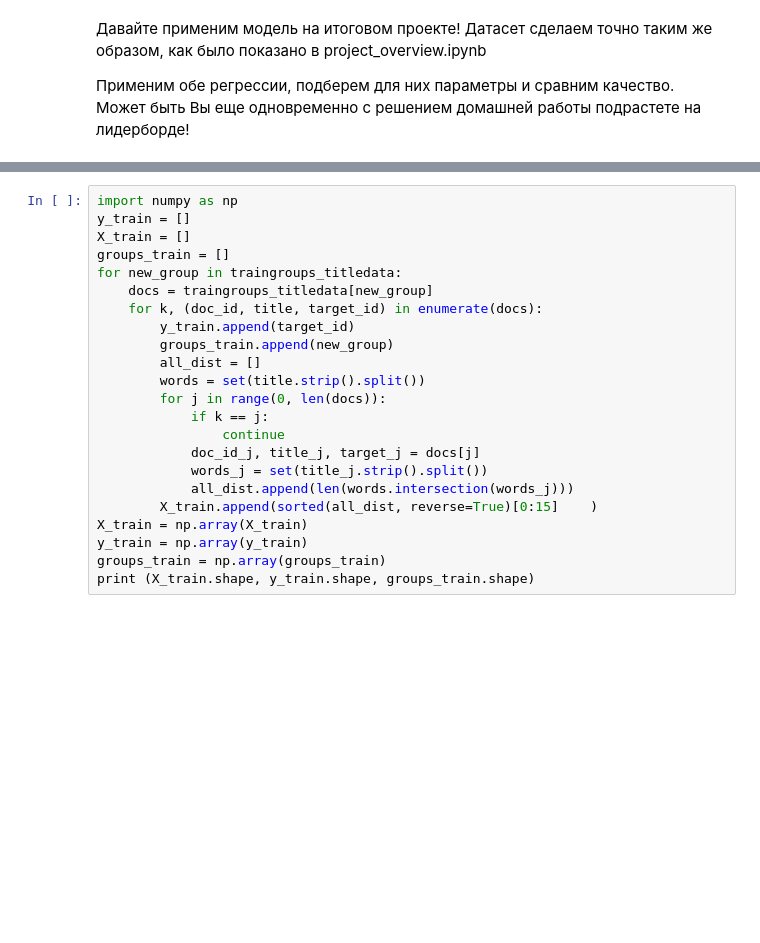
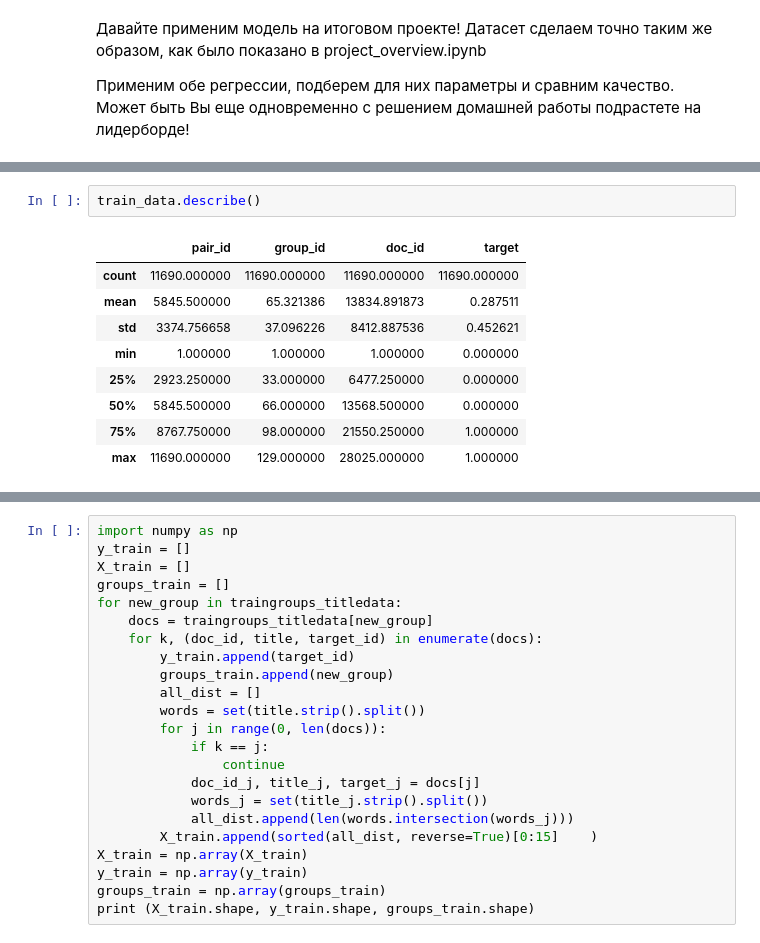
Before and after one commit to bulatko/msu_dm1, a Jupyter notebook: hw2/hw2.ipynb, the cells around one changed output, grey strips where cells are left out. Saved outputs shown, nothing was run; the diff lists cells and outputs as text; blank space fills up the shorter version.

```diff
--- a/hw2/hw2.ipynb
+++ b/hw2/hw2.ipynb
@@ -600,0 +607,12 @@ for i in range(len(train_data)):
+# %%
+train_data.describe()
+# %% [output]
+|  | pair_id | group_id | doc_id | target |
+| count | 11690.000000 | 11690.000000 | 11690.000000 | 11690.000000 |
+| mean | 5845.500000 | 65.321386 | 13834.891873 | 0.287511 |
+| std | 3374.756658 | 37.096226 | 8412.887536 | 0.452621 |
+| min | 1.000000 | 1.000000 | 1.000000 | 0.000000 |
+| 25% | 2923.250000 | 33.000000 | 6477.250000 | 0.000000 |
+| 50% | 5845.500000 | 66.000000 | 13568.500000 | 0.000000 |
+| 75% | 8767.750000 | 98.000000 | 21550.250000 | 1.000000 |
+| max | 11690.000000 | 129.000000 | 28025.000000 | 1.000000 |
```
Also changed, not shown: parts of 28 cells of this notebook, 8 other files.
